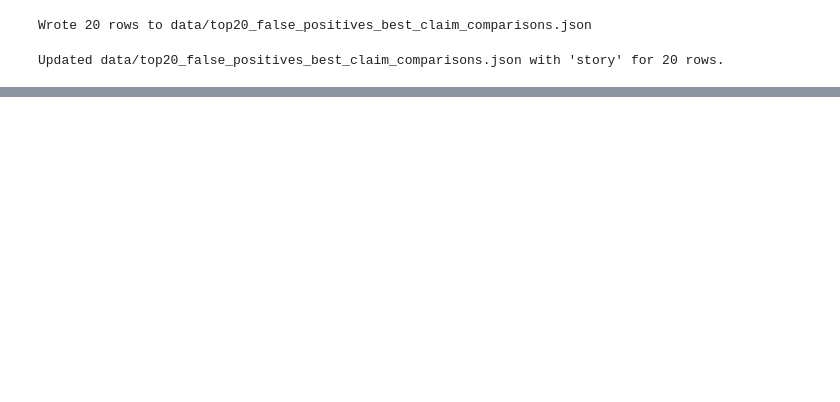
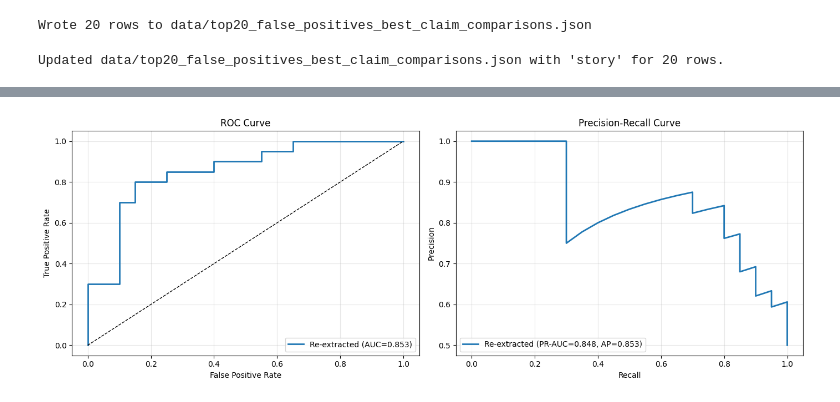
Before and after one commit to ErwinTerpstra/DocumentContradictionDetection, a Jupyter notebook: FinetuneClaimExtraction.ipynb, the cells around one changed output, grey strips where cells are left out. Drawn from its saved outputs; the diff is of its cells as text; code cells hidden in the pictures; blank space fills up the shorter version.

Commit message:
Add TP and TN stats. Add ROC & PR curves.

```diff
--- a/FinetuneClaimExtraction.ipynb
+++ b/FinetuneClaimExtraction.ipynb
@@ -454,15 +486,13 @@ Done re-extracting claims.
 # %%
-# ── Phase 2: Recompute best-claim contradiction for top-20 ─────────────────
+# ── Phase 2: Recompute best-claim contradiction for top-N ──────────────────
 import json
-from pathlib import Path
 
-_top20_path = Path("data/top20_false_positives_best_claim_comparisons.json")
-_top20 = json.loads(_top20_path.read_text(encoding="utf-8"))
+_run_rows = json.loads(_RUN_PATH.read_text(encoding="utf-8"))
 
-print("Recomputing best-claim contradiction (cluster NLI) for top-20 false positives…")
+print(f"Recomputing best-claim contradiction (cluster NLI) for {len(_run_rows)} rows…")
 print()
 
-for _row in _top20:
+for _row in _run_rows:
     _uid = _row["unique_id"]
     _best = detect_best_claim_comparison(_uid)
     _row["premise_1"] = None
@@ -479,7 +509,7 @@ for _row in _top20:
     else:
         print(f"  {_uid}: no usable claims")
 
-_top20_path.write_text(json.dumps(_top20, indent=2, ensure_ascii=False), encoding="utf-8")
+_RUN_PATH.write_text(json.dumps(_run_rows, indent=2, ensure_ascii=False), encoding="utf-8")
 print()
-print(f"Wrote {len(_top20)} rows to {_top20_path}")
+print(f"Wrote {len(_run_rows)} rows to {_RUN_PATH}")
 # %% [output]
@@ -563,0 +1141,82 @@ CASE 02 | unique_id=3488771852_4 | p_pred=0.999512 | doc_type=story | cluster_sc
+# %%
+import json
+from pathlib import Path
+
+import numpy as np
+import matplotlib.pyplot as plt
+from sklearn.metrics import (
+    roc_curve,
+    precision_recall_curve,
+    roc_auc_score,
+    auc,
+    average_precision_score,
+)
+
+# Combined evaluation set built from our sampled TN and TP runs
+_tn_path = Path("data/top20_true_negatives_reextracted_seed42.json")
+_tp_path = Path("data/top20_true_positives_reextracted_seed42.json")
+
+_tn_rows = json.loads(_tn_path.read_text(encoding="utf-8"))
+_tp_rows = json.loads(_tp_path.read_text(encoding="utf-8"))
+_rows = _tn_rows + _tp_rows
+
+_y_true = []
+_s_current = []
+
+for _r in _rows:
+    _curr = _r.get("contradiction_percent")
+    _y = _r.get("y_true")
+
+    # Keep only complete rows for curve calculation
+    if _curr is None or _y is None:
+        continue
+
+    _y_true.append(int(float(_y)))
+    _s_current.append(float(_curr) / 100.0)
+
+_y_true = np.array(_y_true, dtype=int)
+_s_current = np.array(_s_current, dtype=float)
+
+if len(_y_true) == 0:
+    raise ValueError("No valid rows found to compute ROC/PR curves.")
+
+# ROC
+_fpr_c, _tpr_c, _ = roc_curve(_y_true, _s_current)
+_roc_auc_c = roc_auc_score(_y_true, _s_current)
+
+# PR
+_prec_c, _rec_c, _ = precision_recall_curve(_y_true, _s_current)
+_pr_auc_c = auc(_rec_c, _prec_c)
+_ap_c = average_precision_score(_y_true, _s_current)
+
+print(f"Rows used: {len(_y_true)}")
+print(f"Positives: {int((_y_true == 1).sum())}, Negatives: {int((_y_true == 0).sum())}")
+print()
+print("AUC summary (re-extracted only)")
+print("=" * 60)
+print(f"ROC-AUC re-extracted      : {_roc_auc_c:.4f}")
+print(f"PR-AUC  re-extracted      : {_pr_auc_c:.4f}")
+print(f"Avg Precision re-extracted: {_ap_c:.4f}")
+
+fig, axes = plt.subplots(1, 2, figsize=(14, 5))
+
+# ROC curve
+axes[0].plot(_fpr_c, _tpr_c, label=f"Re-extracted (AUC={_roc_auc_c:.3f})", linewidth=2)
+axes[0].plot([0, 1], [0, 1], "k--", linewidth=1)
+axes[0].set_title("ROC Curve")
+axes[0].set_xlabel("False Positive Rate")
+axes[0].set_ylabel("True Positive Rate")
+axes[0].legend(loc="lower right")
+axes[0].grid(alpha=0.3)
+
+# PR curve
+axes[1].plot(_rec_c, _prec_c, label=f"Re-extracted (PR-AUC={_pr_auc_c:.3f}, AP={_ap_c:.3f})", linewidth=2)
+axes[1].set_title("Precision-Recall Curve")
+axes[1].set_xlabel("Recall")
+axes[1].set_ylabel("Precision")
+axes[1].legend(loc="lower left")
+axes[1].grid(alpha=0.3)
+
+plt.tight_layout()
+plt.show()
+# %% [output]
@@ -563,0 +1231 @@ CASE 02 | unique_id=3488771852_4 | p_pred=0.999512 | doc_type=story | cluster_sc
+[figure, added]
```
Also changed, not shown: parts of 22 cells of this notebook.
